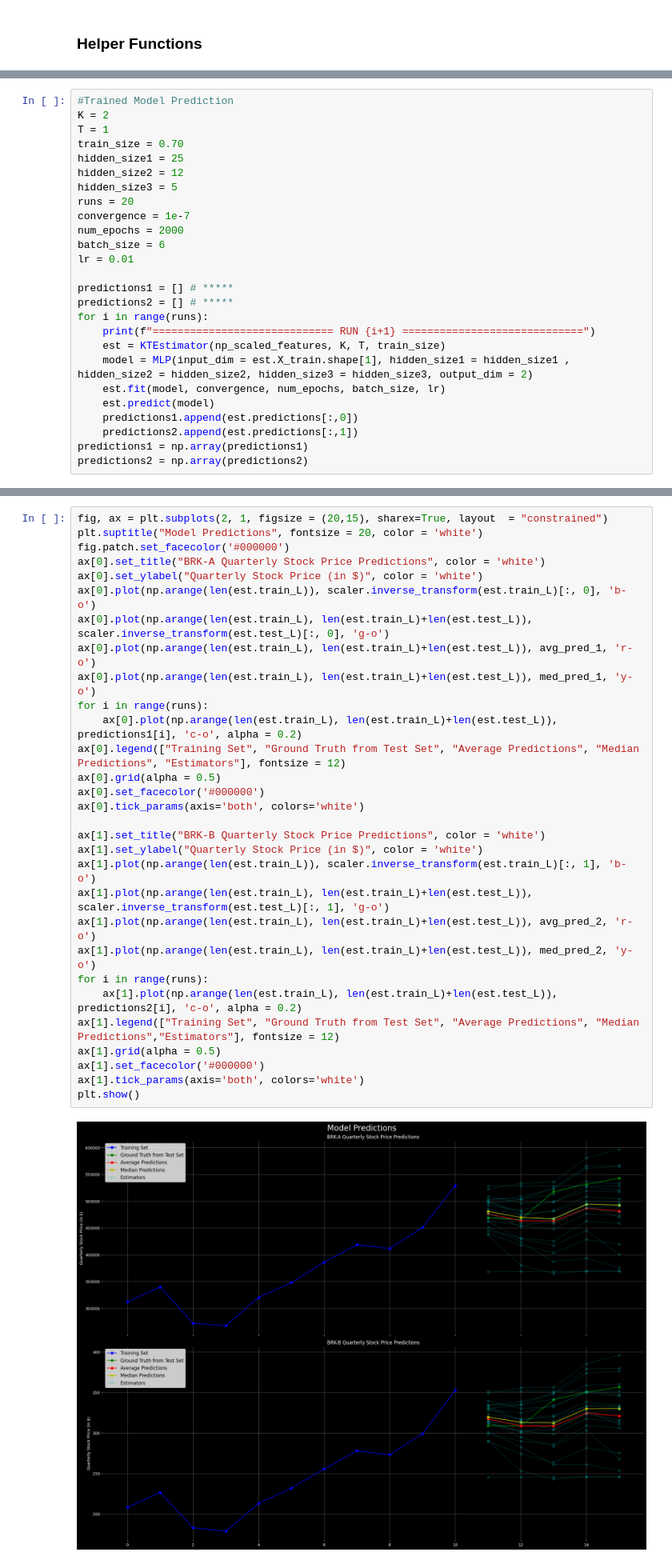
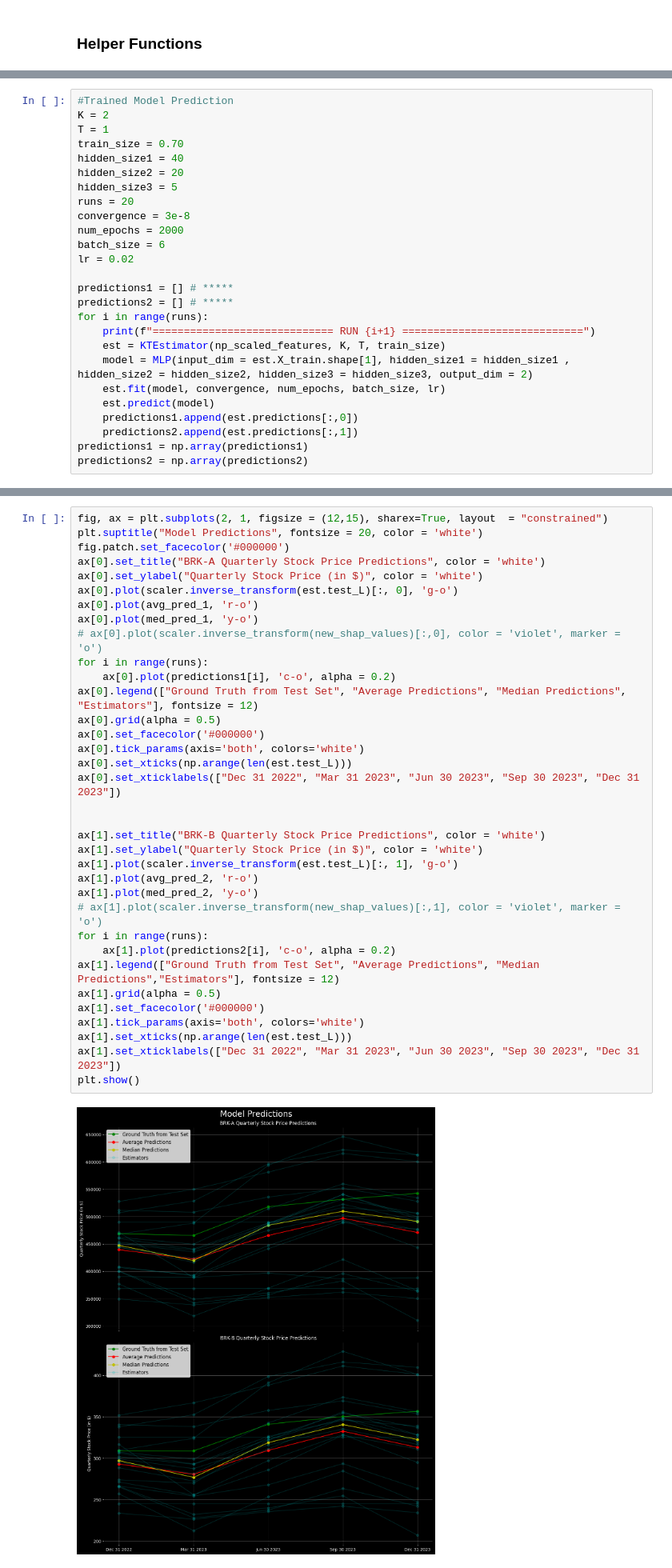
Before and after one commit to Robohrriday/MS499_IITGN_Finance_2024, a Jupyter notebook: Prediction Model/model.ipynb, the cells around one changed output, grey strips where cells are left out. Shown at 80% size. Drawn from its saved outputs; the diff is of its cells as text.

```diff
--- a/Prediction Model/model.ipynb
+++ b/Prediction Model/model.ipynb
@@ -205,14 +313,14 @@ Using `KTEstimator` to make predictions
 K = 2
 T = 1
 train_size = 0.70
-hidden_size1 = 25
-hidden_size2 = 12
+hidden_size1 = 40
+hidden_size2 = 20
 hidden_size3 = 5
 runs = 20
-convergence = 1e-7
+convergence = 3e-8
 num_epochs = 2000
 batch_size = 6
-lr = 0.01
+lr = 0.02
 
 predictions1 = [] # *****
 predictions2 = [] # *****
@@ -255,34 +361,39 @@ med_pred_1 = np.median(predictions1, axis = 0)
 avg_pred_2 = np.mean(predictions2, axis = 0)
 med_pred_2 = np.median(predictions2, axis = 0)
 # %%
-fig, ax = plt.subplots(2, 1, figsize = (20,15), sharex=True, layout  = "constrained")
+fig, ax = plt.subplots(2, 1, figsize = (12,15), sharex=True, layout  = "constrained")
 plt.suptitle("Model Predictions", fontsize = 20, color = 'white')
 fig.patch.set_facecolor('#000000')
 ax[0].set_title("BRK-A Quarterly Stock Price Predictions", color = 'white')
 ax[0].set_ylabel("Quarterly Stock Price (in $)", color = 'white')
-ax[0].plot(np.arange(len(est.train_L)), scaler.inverse_transform(est.train_L)[:, 0], 'b-o')
-ax[0].plot(np.arange(len(est.train_L), len(est.train_L)+len(est.test_L)), scaler.inverse_transform(est.test_L)[:, 0], 'g-o')
-ax[0].plot(np.arange(len(est.train_L), len(est.train_L)+len(est.test_L)), avg_pred_1, 'r-o')
-ax[0].plot(np.arange(len(est.train_L), len(est.train_L)+len(est.test_L)), med_pred_1, 'y-o')
+ax[0].plot(scaler.inverse_transform(est.test_L)[:, 0], 'g-o')
+ax[0].plot(avg_pred_1, 'r-o')
+ax[0].plot(med_pred_1, 'y-o')
+# ax[0].plot(scaler.inverse_transform(new_shap_values)[:,0], color = 'violet', marker = 'o')
 for i in range(runs):
-    ax[0].plot(np.arange(len(est.train_L), len(est.train_L)+len(est.test_L)), predictions1[i], 'c-o', alpha = 0.2)
-ax[0].legend(["Training Set", "Ground Truth from Test Set", "Average Predictions", "Median Predictions", "Estimators"], fontsize = 12)
+    ax[0].plot(predictions1[i], 'c-o', alpha = 0.2)
+ax[0].legend(["Ground Truth from Test Set", "Average Predictions", "Median Predictions", "Estimators"], fontsize = 12)
 ax[0].grid(alpha = 0.5)
 ax[0].set_facecolor('#000000')
 ax[0].tick_params(axis='both', colors='white')
+ax[0].set_xticks(np.arange(len(est.test_L)))
+ax[0].set_xticklabels(["Dec 31 2022", "Mar 31 2023", "Jun 30 2023", "Sep 30 2023", "Dec 31 2023"])
+
 
 ax[1].set_title("BRK-B Quarterly Stock Price Predictions", color = 'white')
 ax[1].set_ylabel("Quarterly Stock Price (in $)", color = 'white')
-ax[1].plot(np.arange(len(est.train_L)), scaler.inverse_transform(est.train_L)[:, 1], 'b-o')
-ax[1].plot(np.arange(len(est.train_L), len(est.train_L)+len(est.test_L)), scaler.inverse_transform(est.test_L)[:, 1], 'g-o')
-ax[1].plot(np.arange(len(est.train_L), len(est.train_L)+len(est.test_L)), avg_pred_2, 'r-o')
-ax[1].plot(np.arange(len(est.train_L), len(est.train_L)+len(est.test_L)), med_pred_2, 'y-o')
+ax[1].plot(scaler.inverse_transform(est.test_L)[:, 1], 'g-o')
+ax[1].plot(avg_pred_2, 'r-o')
+ax[1].plot(med_pred_2, 'y-o')
+# ax[1].plot(scaler.inverse_transform(new_shap_values)[:,1], color = 'violet', marker = 'o')
 for i in range(runs):
-    ax[1].plot(np.arange(len(est.train_L), len(est.train_L)+len(est.test_L)), predictions2[i], 'c-o', alpha = 0.2)
-ax[1].legend(["Training Set", "Ground Truth from Test Set", "Average Predictions", "Median Predictions","Estimators"], fontsize = 12)
+    ax[1].plot(predictions2[i], 'c-o', alpha = 0.2)
+ax[1].legend(["Ground Truth from Test Set", "Average Predictions", "Median Predictions","Estimators"], fontsize = 12)
 ax[1].grid(alpha = 0.5)
 ax[1].set_facecolor('#000000')
 ax[1].tick_params(axis='both', colors='white')
+ax[1].set_xticks(np.arange(len(est.test_L)))
+ax[1].set_xticklabels(["Dec 31 2022", "Mar 31 2023", "Jun 30 2023", "Sep 30 2023", "Dec 31 2023"])
 plt.show()
 # %% [output]
-[figure, old version]
+[figure, new version]
```
Also changed, not shown: parts of 48 cells of this notebook, 4 other files.
